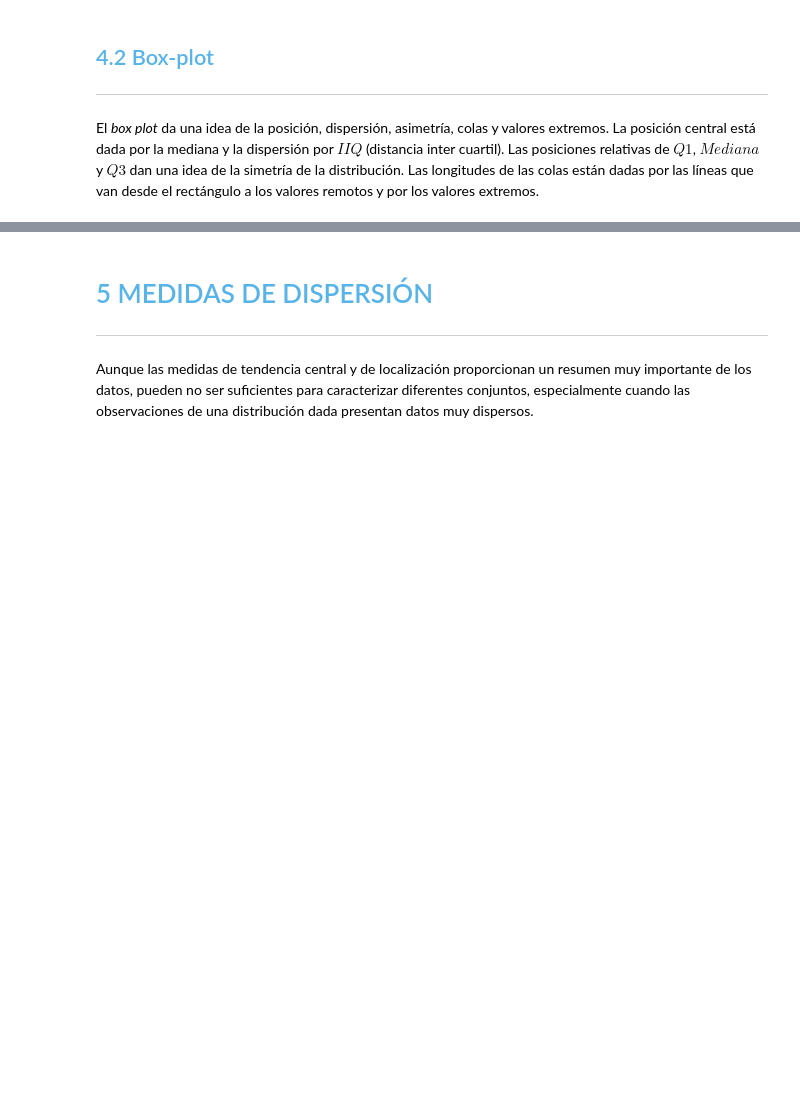
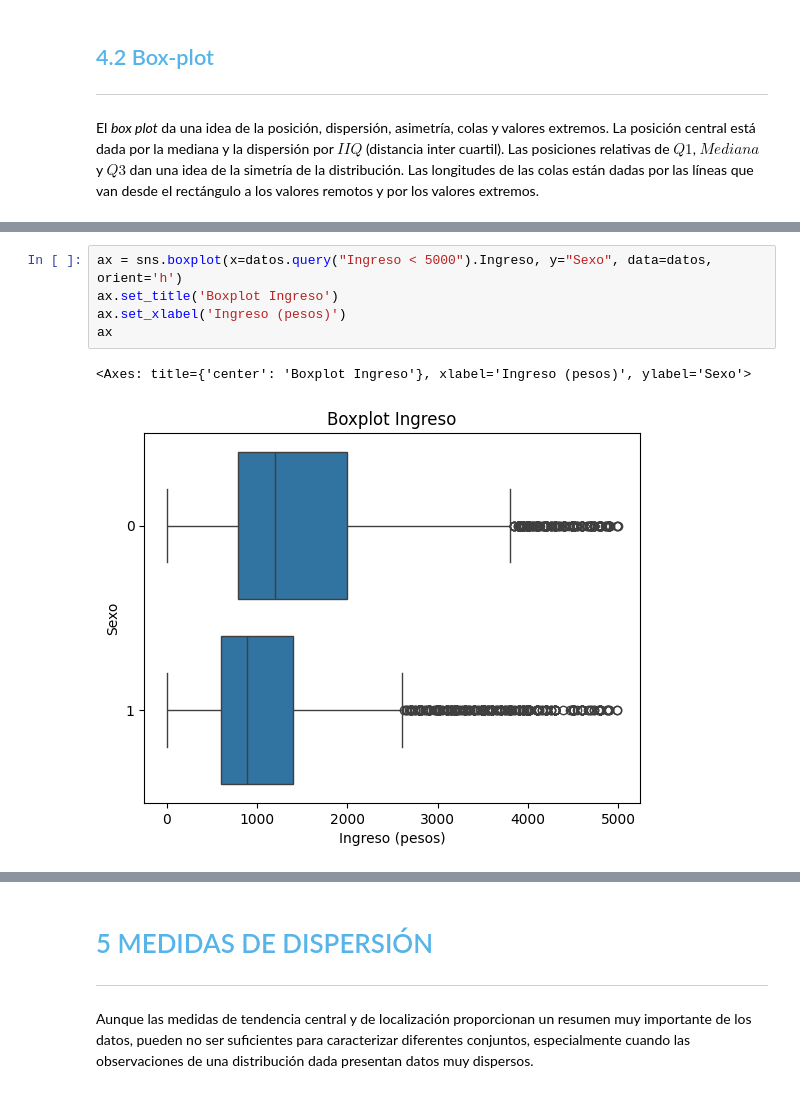
Before and after one commit to jetscore/Python-Prep, a Jupyter notebook: Curso_de_Estadística_con_Python_1.ipynb, the cells around one changed output, grey strips where cells are left out. Cells and saved outputs as stored; diff of their text form; blank space fills up the shorter version.

```diff
--- a/Curso_de_Estadística_con_Python_1.ipynb
+++ b/Curso_de_Estadística_con_Python_1.ipynb
@@ -621,6 +774,14 @@ Hay una serie de medidas de posición similares en su diseño a la mediana, aunq
 El *box plot* da una idea de la posición, dispersión, asimetría, colas y valores extremos. La posición central está dada por la mediana y la dispersión por $IIQ$ (distancia inter cuartil). Las posiciones relativas de $Q1$, $Mediana$ y $Q3$ dan una idea de la simetría de la distribución. Las longitudes de las colas están dadas por las líneas que van desde el rectángulo a los valores remotos y por los valores extremos.
 # %% [markdown]
 <img src='https://caelum-online-public.s3.amazonaws.com/ESP-1752-estadistica-con-python-parte1/img005.png' width='65%'>
+# %%
+ax = sns.boxplot(x=datos.query("Ingreso < 5000").Ingreso, y="Sexo", data=datos, orient='h')
+ax.set_title('Boxplot Ingreso')
+ax.set_xlabel('Ingreso (pesos)')
+ax
+# %% [output]
+<Axes: title={'center': 'Boxplot Ingreso'}, xlabel='Ingreso (pesos)', ylabel='Sexo'>
+[figure, added]
 # %% [markdown]
 <img src='https://caelum-online-public.s3.amazonaws.com/ESP-1752-estadistica-con-python-parte1/img006.png' width='80%'>
 # %% [markdown]
```
Also changed, not shown: parts of 37 cells of this notebook.
